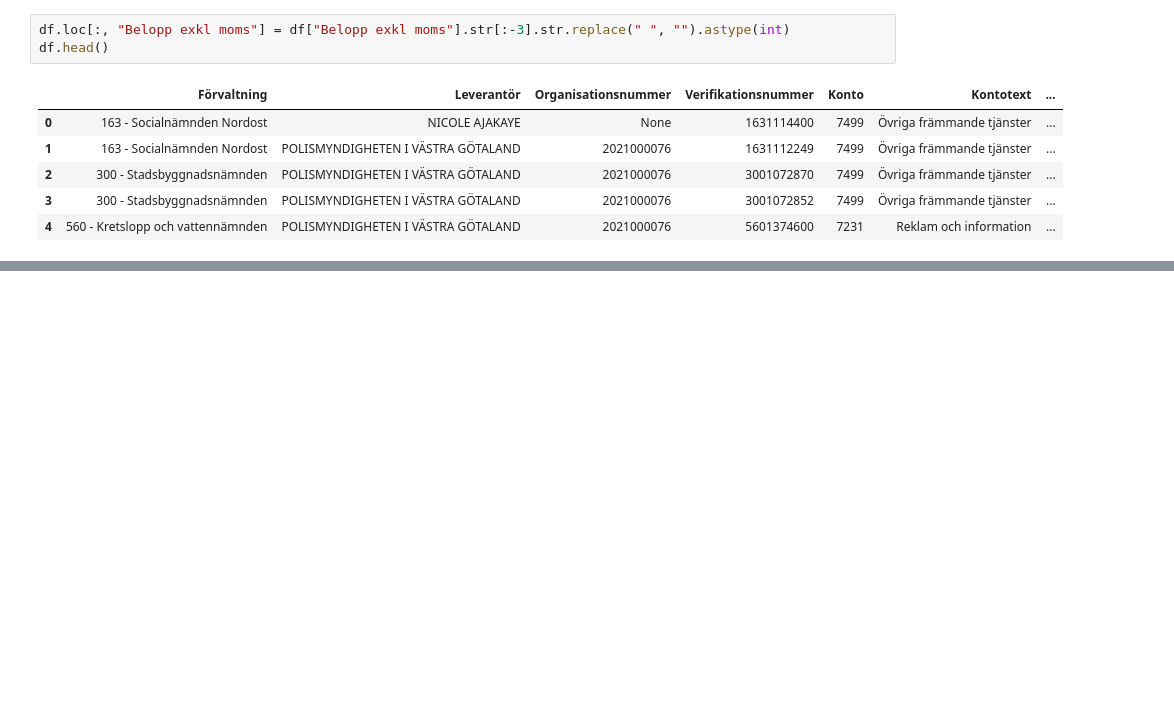
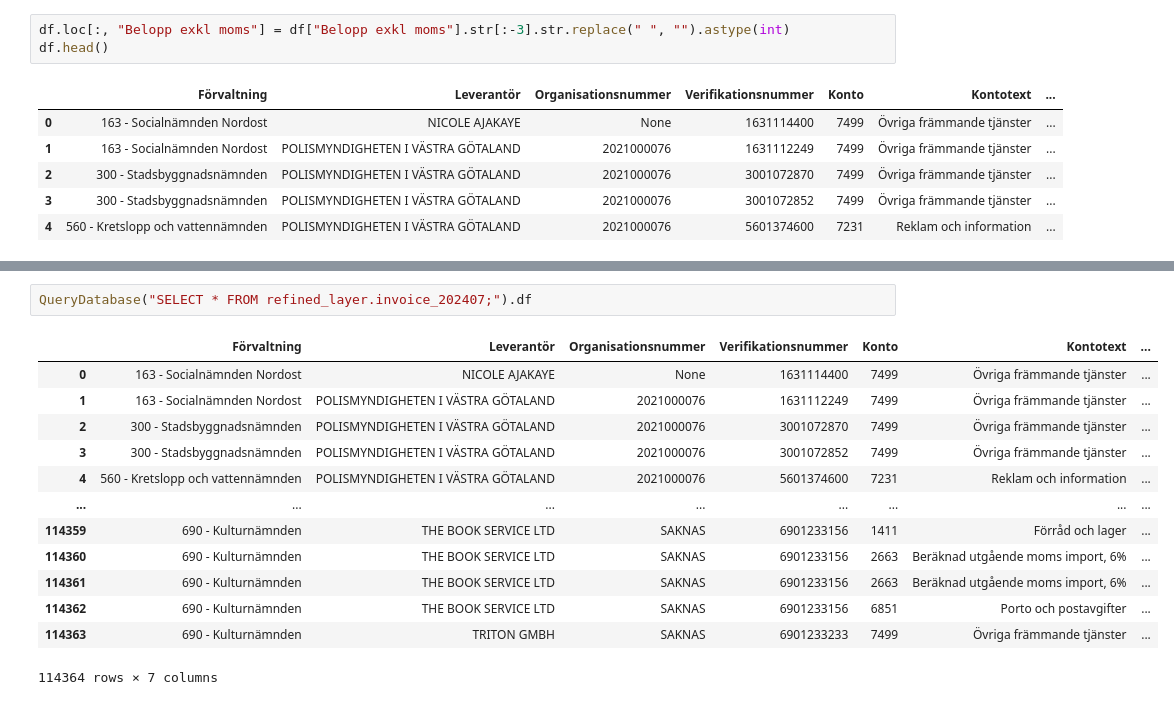
Before and after one commit to kokchun/sql-kokchun-giang-de24, a Jupyter notebook: live_demos/14_python_duckdb/sql_queries.ipynb, the cells around one changed output, grey strips where cells are left out. Saved outputs shown, nothing was run; the diff lists cells and outputs as text; blank space fills up the shorter version.

```diff
--- a/live_demos/14_python_duckdb/sql_queries.ipynb
+++ b/live_demos/14_python_duckdb/sql_queries.ipynb
@@ -60,0 +74,16 @@ df.head()
+# %%
+QueryDatabase("SELECT * FROM refined_layer.invoice_202407;").df
+# %% [output]
+|  | Förvaltning | Leverantör | Organisationsnummer | Verifikationsnummer | Konto | Kontotext | ... |
+| 0 | 163 - Socialnämnden Nordost | NICOLE AJAKAYE | None | 1631114400 | 7499 | Övriga främmande tjänster | ... |
+| 1 | 163 - Socialnämnden Nordost | POLISMYNDIGHETEN I VÄSTRA GÖTALAND | 2021000076 | 1631112249 | 7499 | Övriga främmande tjänster | ... |
+| 2 | 300 - Stadsbyggnadsnämnden | POLISMYNDIGHETEN I VÄSTRA GÖTALAND | 2021000076 | 3001072870 | 7499 | Övriga främmande tjänster | ... |
+| 3 | 300 - Stadsbyggnadsnämnden | POLISMYNDIGHETEN I VÄSTRA GÖTALAND | 2021000076 | 3001072852 | 7499 | Övriga främmande tjänster | ... |
+| 4 | 560 - Kretslopp och vattennämnden | POLISMYNDIGHETEN I VÄSTRA GÖTALAND | 2021000076 | 5601374600 | 7231 | Reklam och information | ... |
+| ... | ... | ... | ... | ... | ... | ... | ... |
+| 114359 | 690 - Kulturnämnden | THE BOOK SERVICE LTD | SAKNAS | 6901233156 | 1411 | Förråd och lager | ... |
+| 114360 | 690 - Kulturnämnden | THE BOOK SERVICE LTD | SAKNAS | 6901233156 | 2663 | Beräknad utgående moms import, 6% | ... |
+| 114361 | 690 - Kulturnämnden | THE BOOK SERVICE LTD | SAKNAS | 6901233156 | 2663 | Beräknad utgående moms import, 6% | ... |
+| 114362 | 690 - Kulturnämnden | THE BOOK SERVICE LTD | SAKNAS | 6901233156 | 6851 | Porto och postavgifter | ... |
+| 114363 | 690 - Kulturnämnden | TRITON GMBH | SAKNAS | 6901233233 | 7499 | Övriga främmande tjänster | ... |
+114364 rows × 7 columns
```
Also changed, not shown: parts of 3 cells of this notebook, 1 other file.
